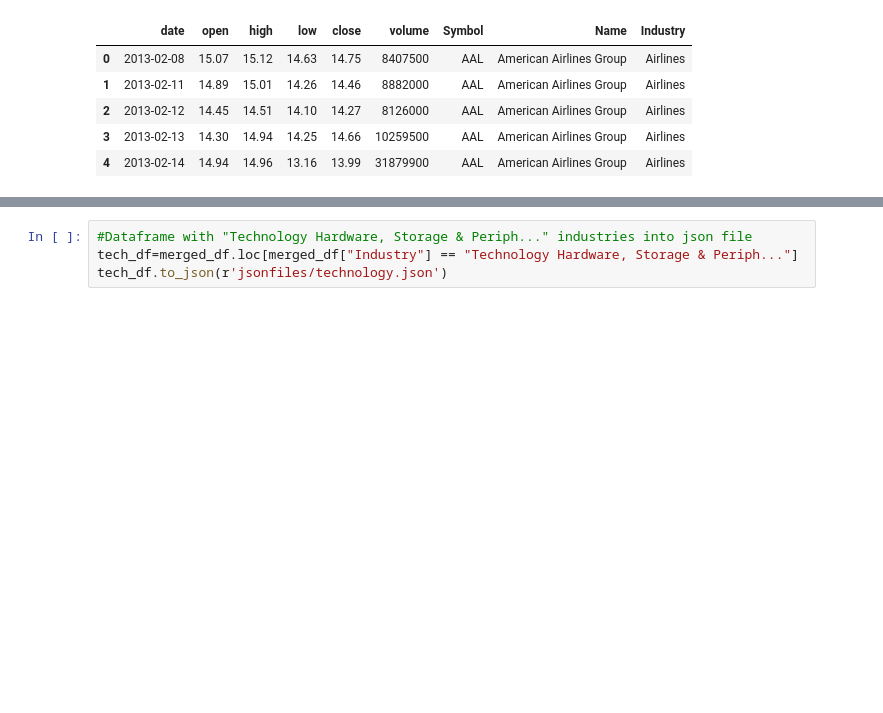
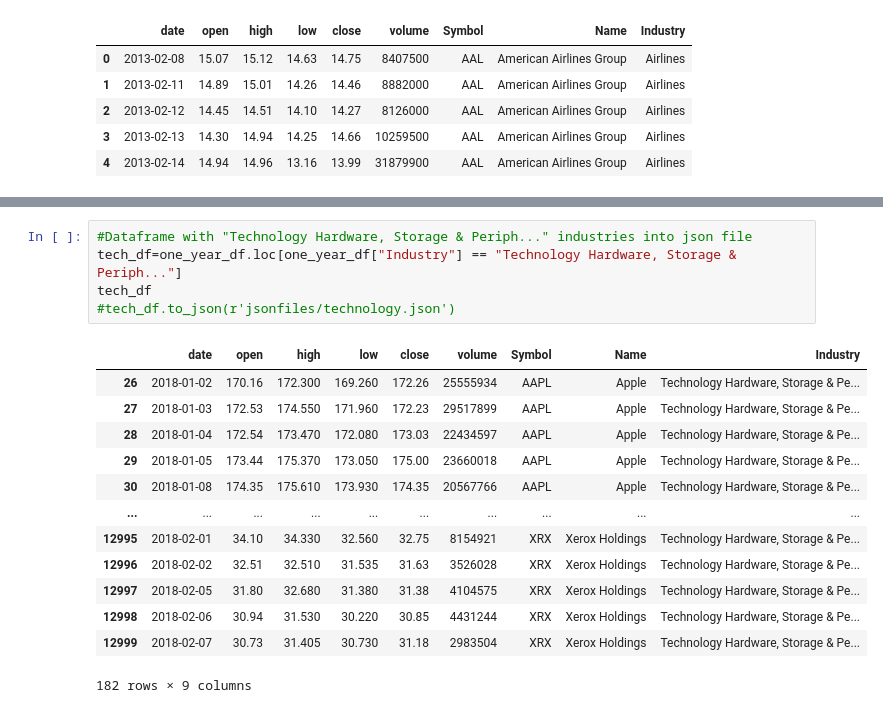
Before and after one commit to TracieDiepBautista/StockAnalytics, a Jupyter notebook: pandasDataManipulation-jy.ipynb, the cells around one changed output, grey strips where cells are left out. Drawn from its saved outputs; the diff is of its cells as text; blank space fills up the shorter version.

```diff
--- a/pandasDataManipulation-jy.ipynb
+++ b/pandasDataManipulation-jy.ipynb
@@ -97,6 +128,21 @@ FileNotFoundError: [Errno 2] No such file or directory: 'jsonfiles/pharmaceutica
 # %%
 #Dataframe with "Technology Hardware, Storage & Periph..." industries into json file
-tech_df=merged_df.loc[merged_df["Industry"] == "Technology Hardware, Storage & Periph..."]
-tech_df.to_json(r'jsonfiles/technology.json')
+tech_df=one_year_df.loc[one_year_df["Industry"] == "Technology Hardware, Storage & Periph..."]
+tech_df
+#tech_df.to_json(r'jsonfiles/technology.json')
+# %% [output]
+|  | date | open | high | low | close | volume | Symbol | Name | Industry |
+| 26 | 2018-01-02 | 170.16 | 172.300 | 169.260 | 172.26 | 25555934 | AAPL | Apple | Technology Hardware, Storage & Pe... |
+| 27 | 2018-01-03 | 172.53 | 174.550 | 171.960 | 172.23 | 29517899 | AAPL | Apple | Technology Hardware, Storage & Pe... |
+| 28 | 2018-01-04 | 172.54 | 173.470 | 172.080 | 173.03 | 22434597 | AAPL | Apple | Technology Hardware, Storage & Pe... |
+| 29 | 2018-01-05 | 173.44 | 175.370 | 173.050 | 175.00 | 23660018 | AAPL | Apple | Technology Hardware, Storage & Pe... |
+| 30 | 2018-01-08 | 174.35 | 175.610 | 173.930 | 174.35 | 20567766 | AAPL | Apple | Technology Hardware, Storage & Pe... |
+| ... | ... | ... | ... | ... | ... | ... | ... | ... | ... |
+| 12995 | 2018-02-01 | 34.10 | 34.330 | 32.560 | 32.75 | 8154921 | XRX | Xerox Holdings | Technology Hardware, Storage & Pe... |
+| 12996 | 2018-02-02 | 32.51 | 32.510 | 31.535 | 31.63 | 3526028 | XRX | Xerox Holdings | Technology Hardware, Storage & Pe... |
+| 12997 | 2018-02-05 | 31.80 | 32.680 | 31.380 | 31.38 | 4104575 | XRX | Xerox Holdings | Technology Hardware, Storage & Pe... |
+| 12998 | 2018-02-06 | 30.94 | 31.530 | 30.220 | 30.85 | 4431244 | XRX | Xerox Holdings | Technology Hardware, Storage & Pe... |
+| 12999 | 2018-02-07 | 30.73 | 31.405 | 30.730 | 31.18 | 2983504 | XRX | Xerox Holdings | Technology Hardware, Storage & Pe... |
+182 rows × 9 columns
 # %%
 #Dataframe with Banks industries into json file
```
Also changed, not shown: parts of 11 cells of this notebook, 11 other files.
